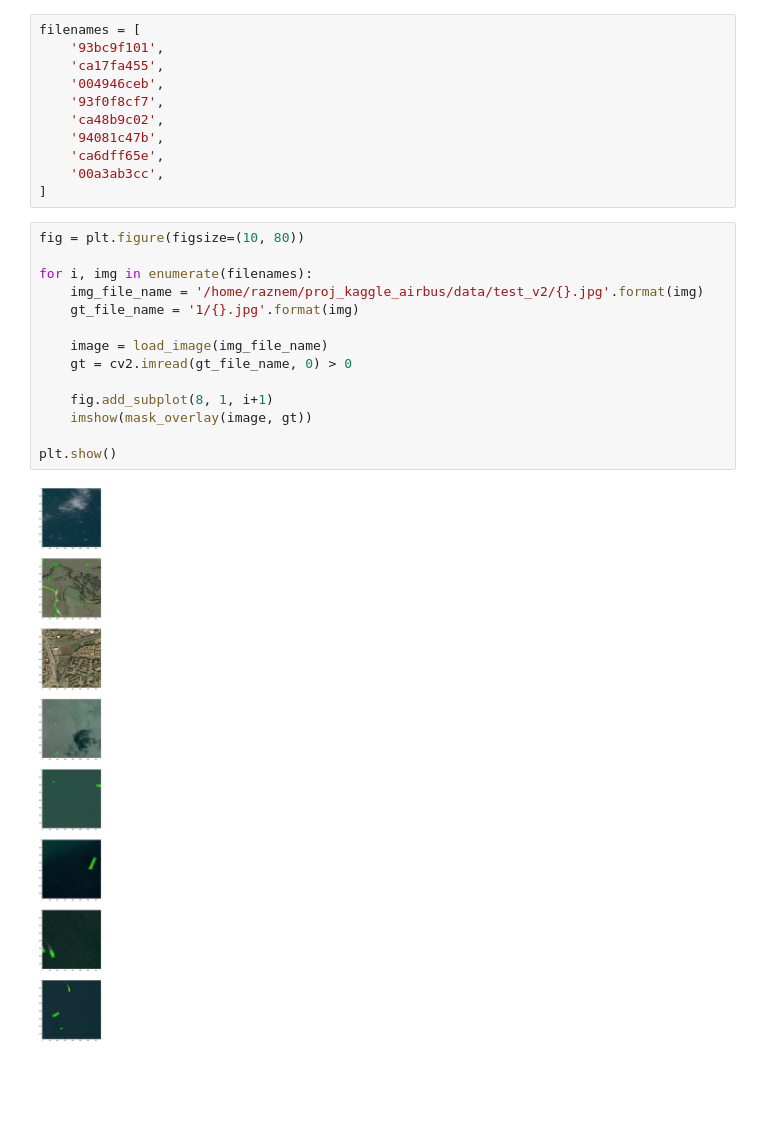
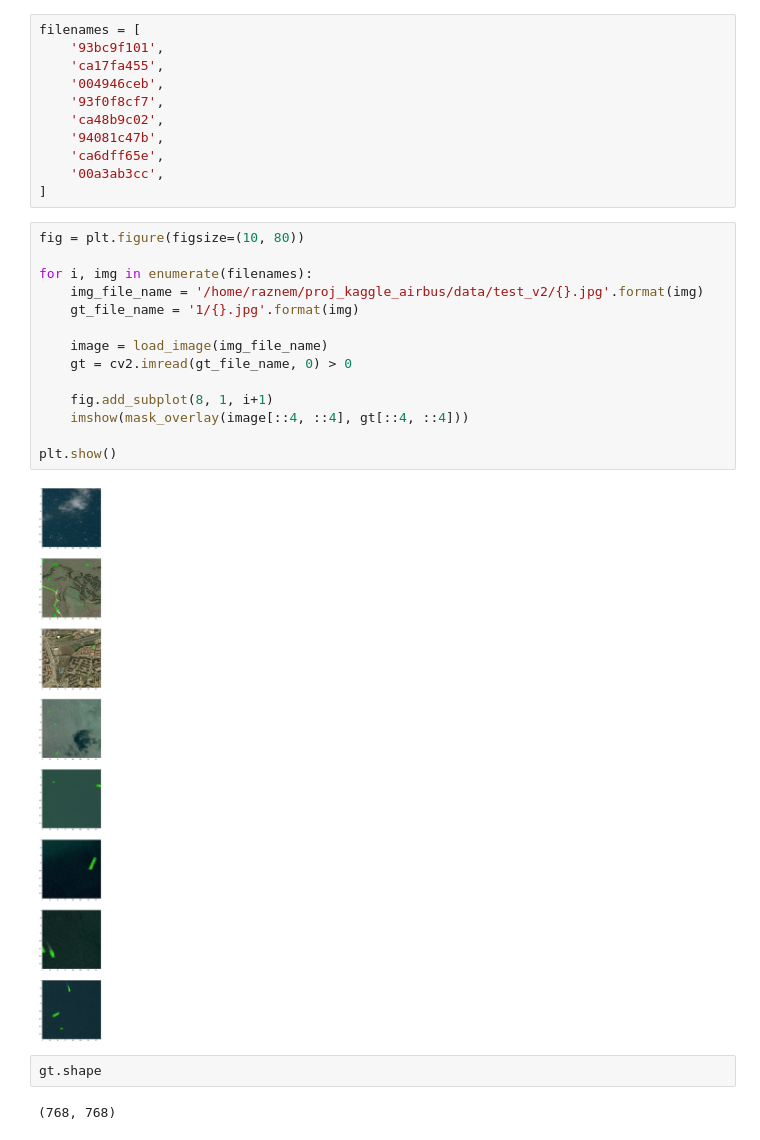
Before and after one commit to avgaydashenko/robot-surgery-segmentation, a Jupyter notebook: test_examples.ipynb, the cells around one changed output. Drawn from its saved outputs; the diff is of its cells as text; blank space fills up the shorter version.

```diff
--- a/test_examples.ipynb
+++ b/test_examples.ipynb
@@ -42,16 +42,20 @@ filenames = [
 # %%
 fig = plt.figure(figsize=(10, 80))
 
 for i, img in enumerate(filenames):
     img_file_name = '/home/raznem/proj_kaggle_airbus/data/test_v2/{}.jpg'.format(img)
     gt_file_name = '1/{}.jpg'.format(img)
 
     image = load_image(img_file_name)
     gt = cv2.imread(gt_file_name, 0) > 0
 
     fig.add_subplot(8, 1, i+1)
-    imshow(mask_overlay(image, gt))
+    imshow(mask_overlay(image[::4, ::4], gt[::4, ::4]))
 
 plt.show()
 # %% [output]
-[figure, old version]
+[figure, new version]
+# %%
+gt.shape
+# %% [output]
+(768, 768)
```
